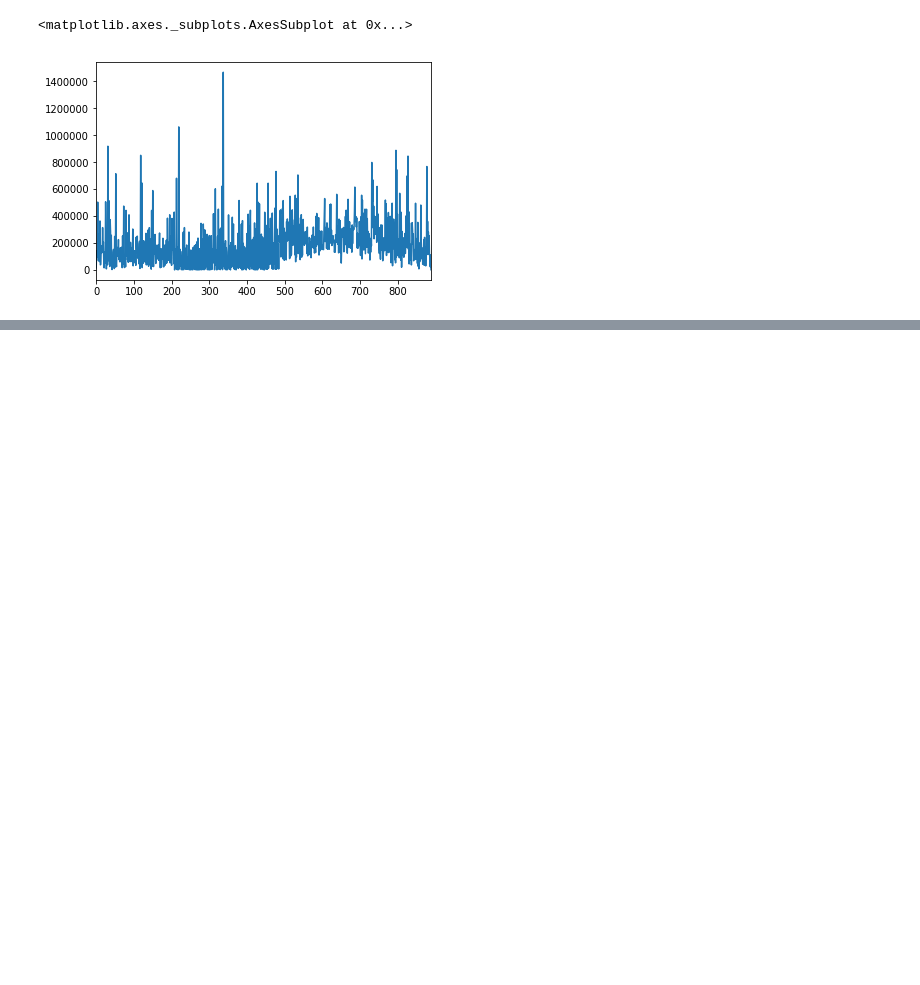
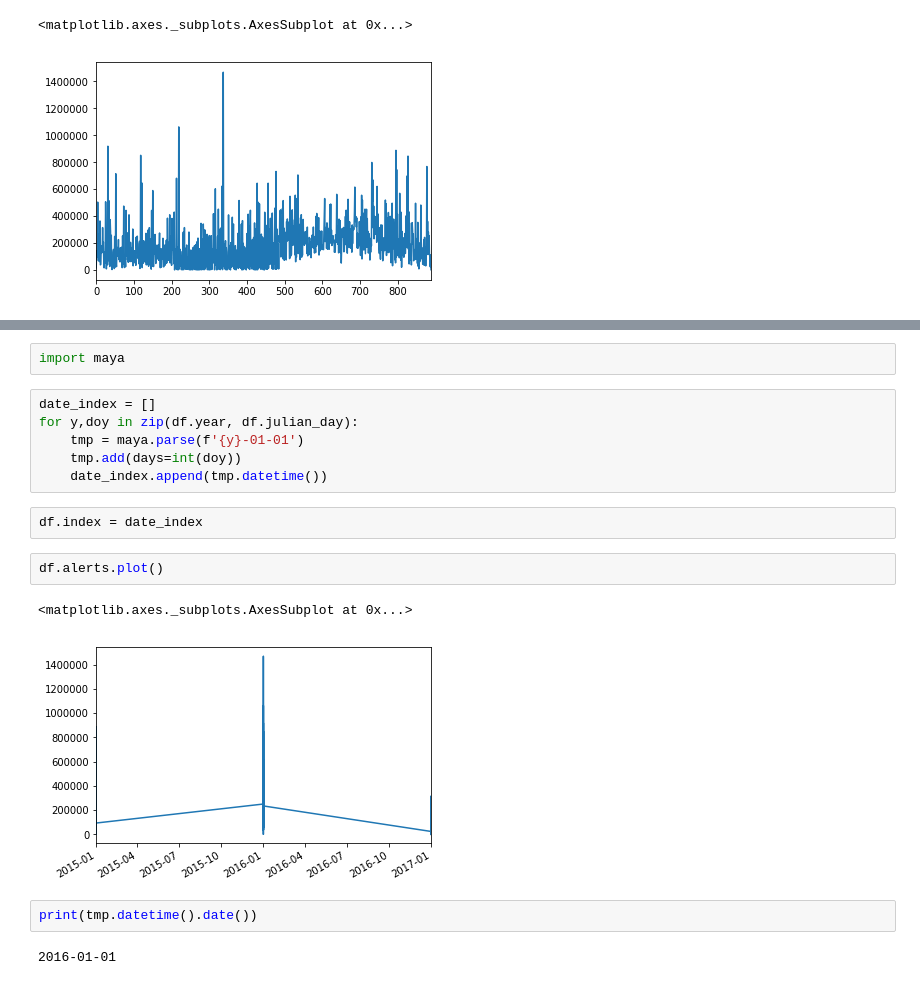
Before and after one commit to Bgmerino/B_C_FirstProject, a Jupyter notebook: Bea_Sql_request_demo.ipynb, the cells around one changed output, grey strips where cells are left out. Drawn from its saved outputs; the diff is of its cells as text; blank space fills up the shorter version.

Commit message:
started parsing dates

```diff
--- a/Bea_Sql_request_demo.ipynb
+++ b/Bea_Sql_request_demo.ipynb
@@ -112,0 +131,19 @@ df['alerts'].plot()
+# %%
+import maya
+# %%
+date_index = []
+for y,doy in zip(df.year, df.julian_day):
+    tmp = maya.parse(f'{y}-01-01')
+    tmp.add(days=int(doy))
+    date_index.append(tmp.datetime())
+# %%
+df.index = date_index
+# %%
+df.alerts.plot()
+# %% [output]
+<matplotlib.axes._subplots.AxesSubplot at 0x...>
+[figure, added]
+# %%
+print(tmp.datetime().date())
+# %% [output]
+2016-01-01
```
Also changed, not shown: parts of 4 cells of this notebook.
